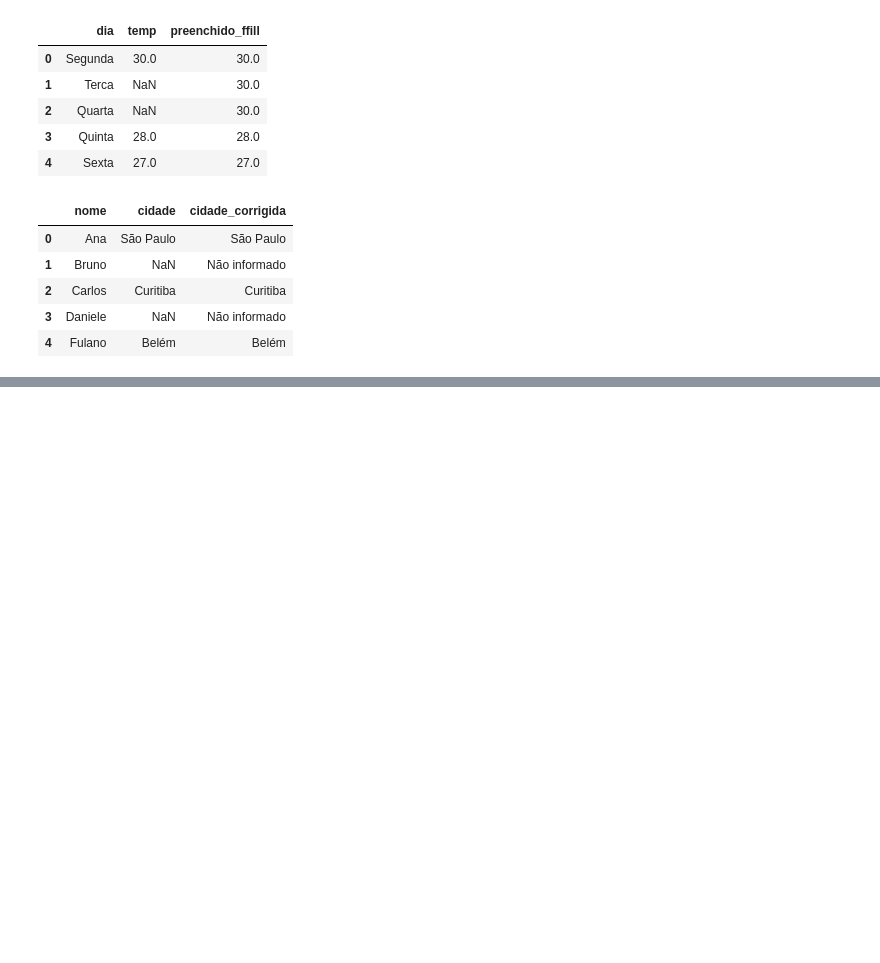
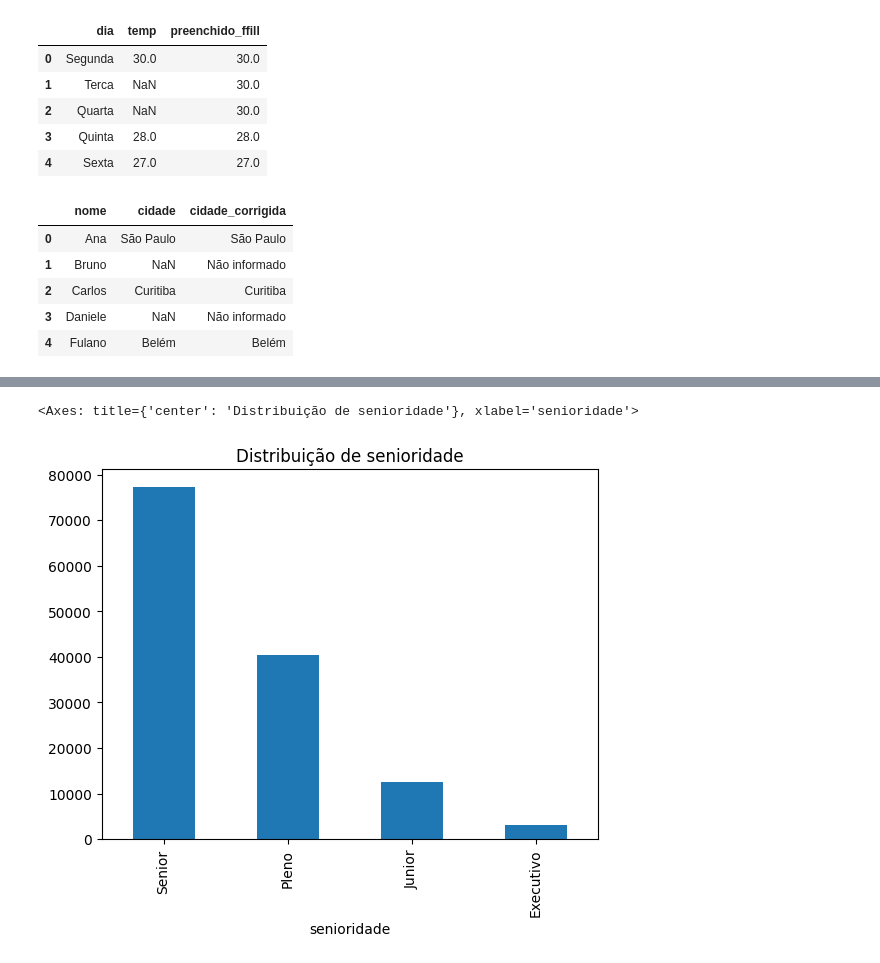
Before and after one commit to Viniciusvto/Aula-1---An-lise-de-Dados-com-Pandas, a Jupyter notebook: aula_1.ipynb, the cells around one changed output, grey strips where cells are left out. Saved outputs shown, nothing was run; the diff lists cells and outputs as text; code cells hidden in the pictures; blank space fills up the shorter version.

```diff
--- a/aula_1.ipynb
+++ b/aula_1.ipynb
@@ -480,0 +494,5 @@ df_cidades
+# %%
+df_limpo ['senioridade'].value_counts().plot(kind='bar',title ='Distribuição de senioridade') # criando um grafico de barras com os valores contidos na coluna senioridade somados
+# %% [output]
+<Axes: title={'center': 'Distribuição de senioridade'}, xlabel='senioridade'>
+[figure, added]
```
Also changed, not shown: parts of 23 cells of this notebook.
